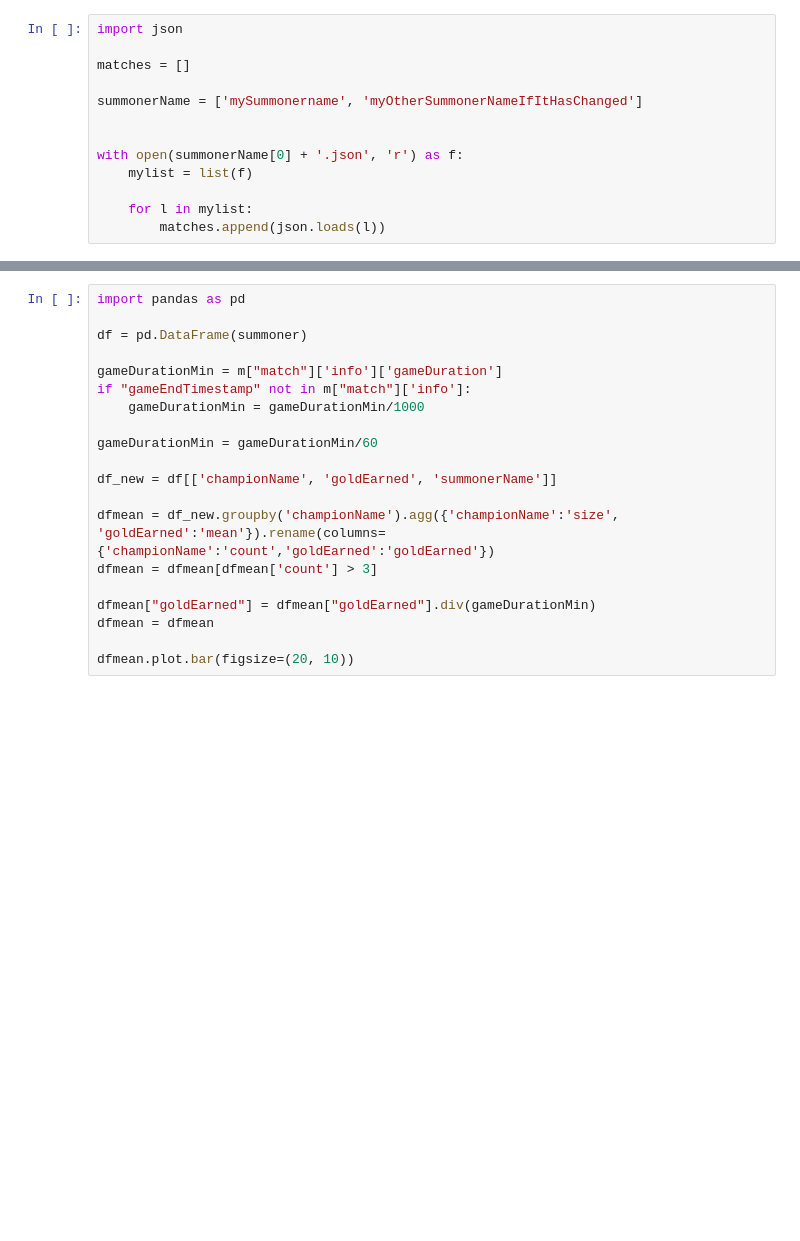
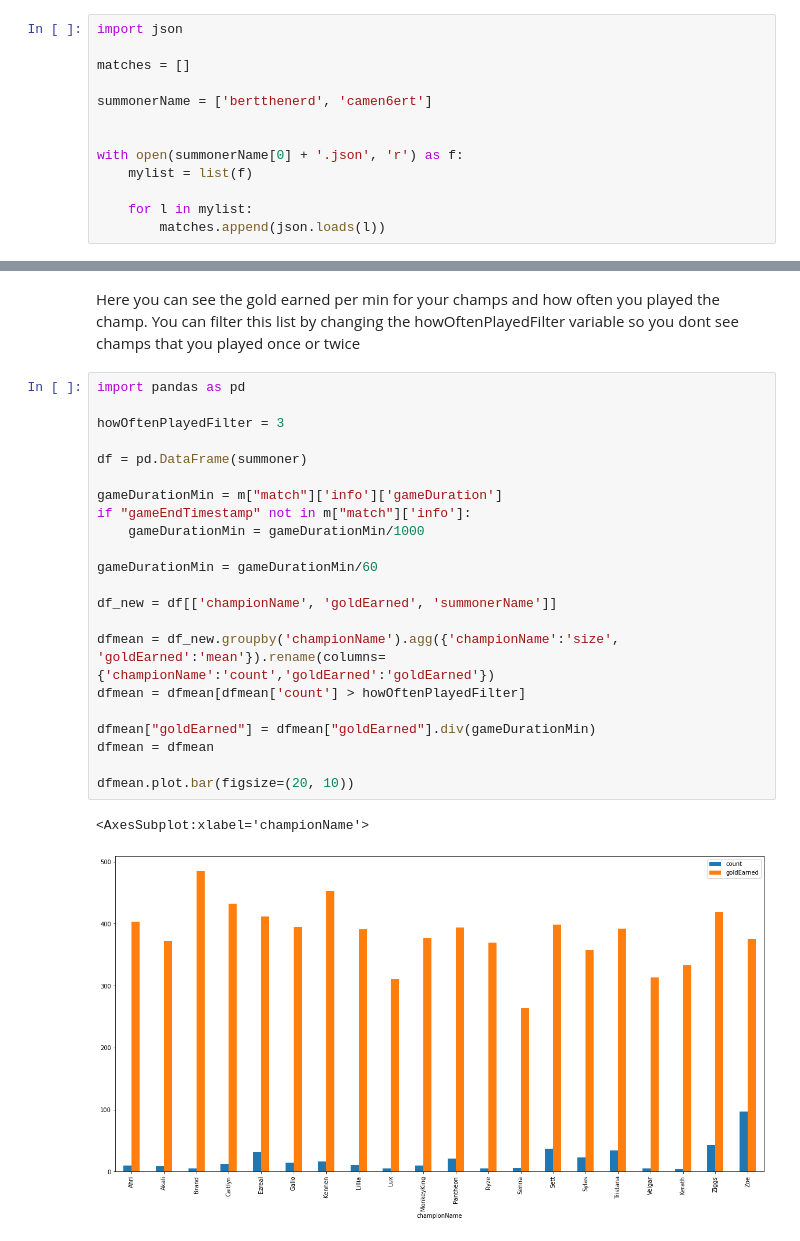
Before and after one commit to b3rtram/lol, a Jupyter notebook: stats.ipynb, the cells around one changed output, grey strips where cells are left out. Cells and saved outputs as stored; diff of their text form; blank space fills up the shorter version.

```diff
--- a/stats.ipynb
+++ b/stats.ipynb
@@ -3,7 +6,7 @@ import json
 
 matches = []
 
-summonerName = ['mySummonername', 'myOtherSummonerNameIfItHasChanged']
+summonerName = ['bertthenerd', 'camen6ert']
 
 
 with open(summonerName[0] + '.json', 'r') as f:
@@ -109,20 +126,28 @@ print(len(summoner))
+# %% [markdown]
+Here you can see the gold earned per min for your champs and how often you played the champ. You can filter this list by changing the
+howOftenPlayedFilter variable so you dont see champs that you played once or twice
 # %%
 import pandas as pd
+
+howOftenPlayedFilter = 3
 
 df = pd.DataFrame(summoner)
 
 gameDurationMin = m["match"]['info']['gameDuration']
 if "gameEndTimestamp" not in m["match"]['info']:
     gameDurationMin = gameDurationMin/1000
 
 gameDurationMin = gameDurationMin/60
 
 df_new = df[['championName', 'goldEarned', 'summonerName']]
 
 dfmean = df_new.groupby('championName').agg({'championName':'size', 'goldEarned':'mean'}).rename(columns={'championName':'count','goldEarned':'goldEarned'})
-dfmean = dfmean[dfmean['count'] > 3]
+dfmean = dfmean[dfmean['count'] > howOftenPlayedFilter]
 
 dfmean["goldEarned"] = dfmean["goldEarned"].div(gameDurationMin)
 dfmean = dfmean
 
 dfmean.plot.bar(figsize=(20, 10))
+# %% [output]
+<AxesSubplot:xlabel='championName'>
+[figure, added]
```
Also changed, not shown: parts of 11 cells of this notebook.
